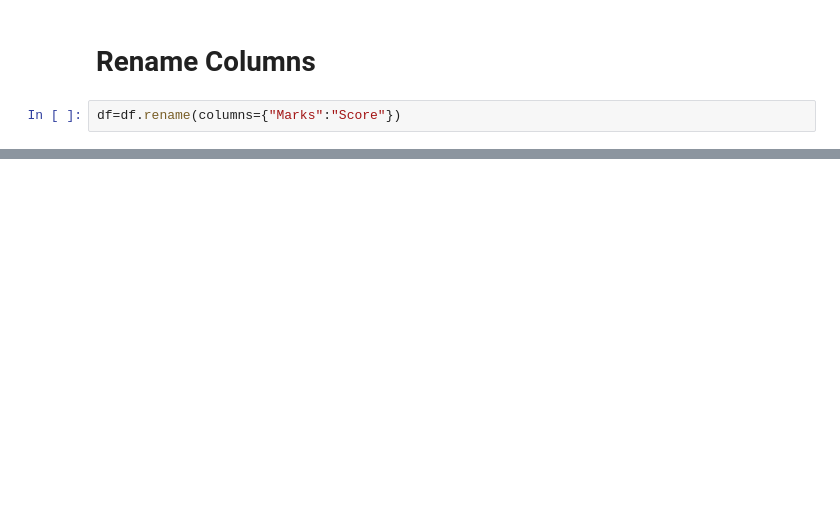
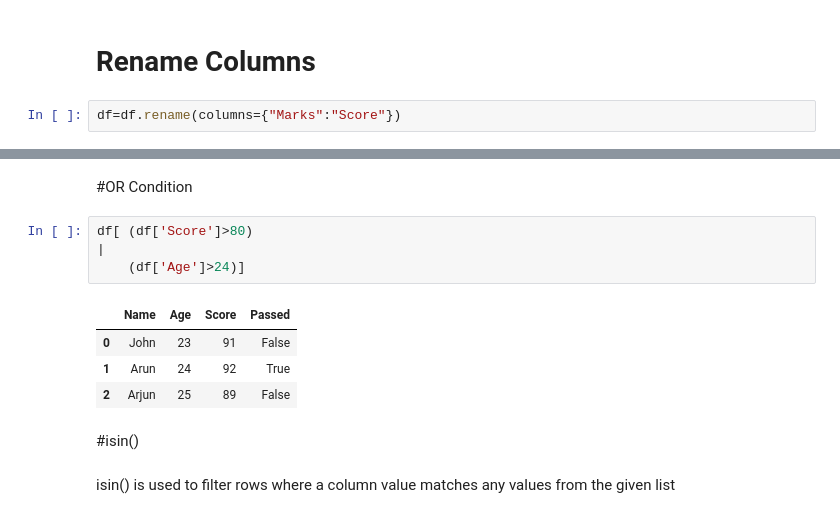
Before and after one commit to ftmshifa777/Pandas-Test-Code, a Jupyter notebook: Pandas.ipynb, the cells around one changed output, grey strips where cells are left out. Saved outputs shown, nothing was run; the diff lists cells and outputs as text; blank space fills up the shorter version.

```diff
--- a/Pandas.ipynb
+++ b/Pandas.ipynb
@@ -206,0 +220,15 @@ df
+# %% [markdown]
+#OR Condition
+# %%
+df[ (df['Score']>80)
+|
+    (df['Age']>24)]
+# %% [output]
+|  | Name | Age | Score | Passed |
+| 0 | John | 23 | 91 | False |
+| 1 | Arun | 24 | 92 | True |
+| 2 | Arjun | 25 | 89 | False |
+# %% [markdown]
+#isin()
+# %% [markdown]
+isin() is used to filter rows where a column value matches any values from the given list
```
Also changed, not shown: parts of 40 cells of this notebook.
